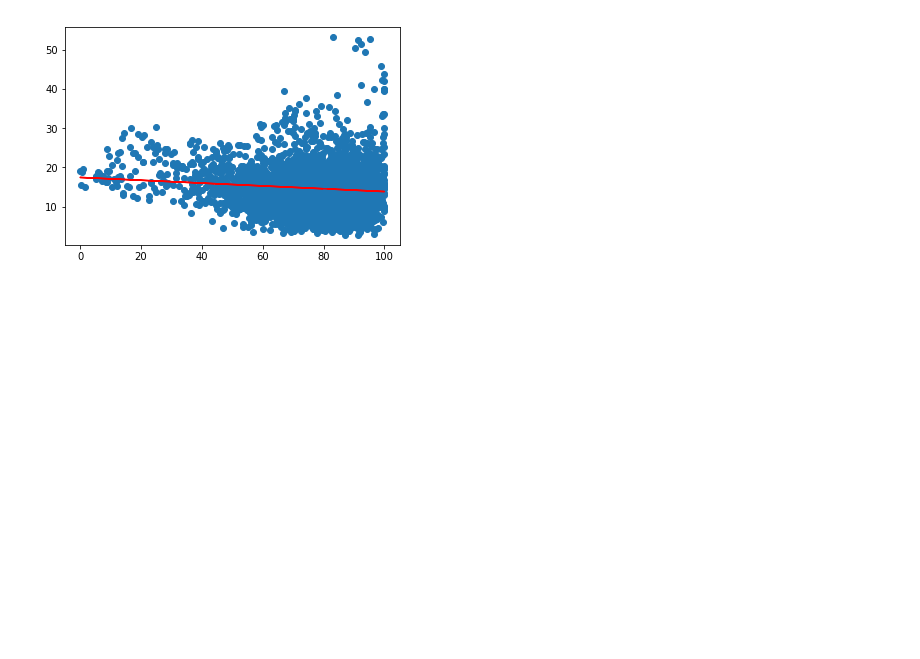
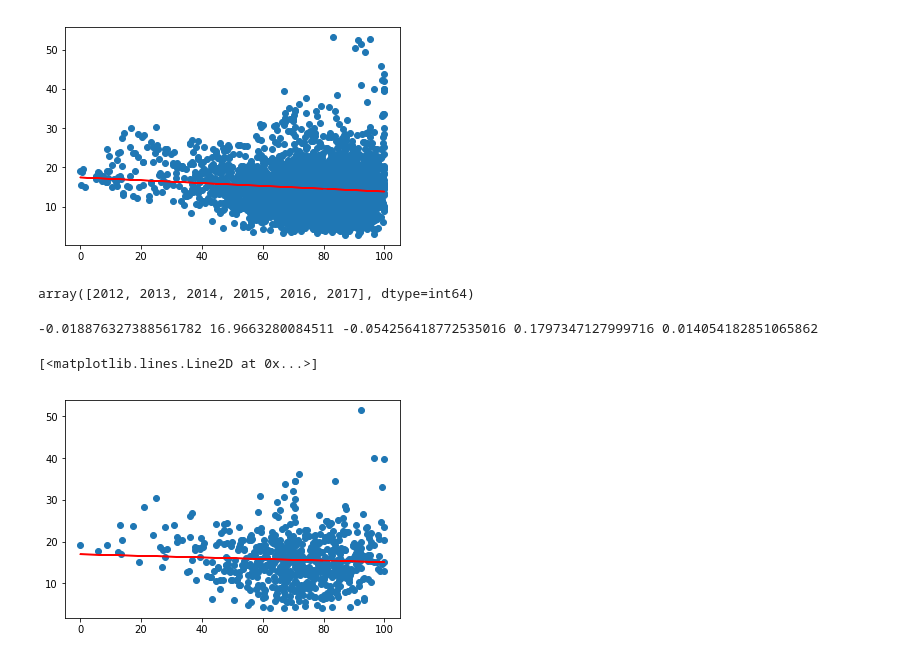
Before and after one commit to dkloepper/project-one, a Jupyter notebook: regression.ipynb, the cells around one changed output. Drawn from its saved outputs; the diff is of its cells as text; code cells hidden in the pictures; blank space fills up the shorter version.

```diff
--- a/regression.ipynb
+++ b/regression.ipynb
@@ -54,3 +54,20 @@ plt.plot(df['PercentGoodDays'], intercept + slope*df['PercentGoodDays'], 'r', la
 # %%
 # Still to do:  either highlight or remove Puerto Rico
 # Use a different color for each year or do a separate plot/regression for each year.
+# %%
+df['Year'].unique()
+# %% [output]
+array([2012, 2013, 2014, 2015, 2016, 2017], dtype=int64)
+# %%
+df_2012 = df[df['Year'] == 2012]
+# %%
+slope, intercept, r_value, p_value, std_err = linregress(df_2012['PercentGoodDays'], df_2012['PctBelowPoverty Population'])
+print(slope, intercept, r_value, p_value, std_err)
+# %% [output]
+-0.018876327388561782 16.9663280084511 -0.054256418772535016 0.1797347127999716 0.014054182851065862
+# %%
+plt.plot(df_2012['PercentGoodDays'], df_2012['PctBelowPoverty Population'], 'o', label='original data')
+plt.plot(df_2012['PercentGoodDays'], intercept + slope*df_2012['PercentGoodDays'], 'r', label='fitted line')
+# %% [output]
+[<matplotlib.lines.Line2D at 0x...>]
+[figure, added]
```
Also changed, not shown: parts of 2 cells of this notebook.
